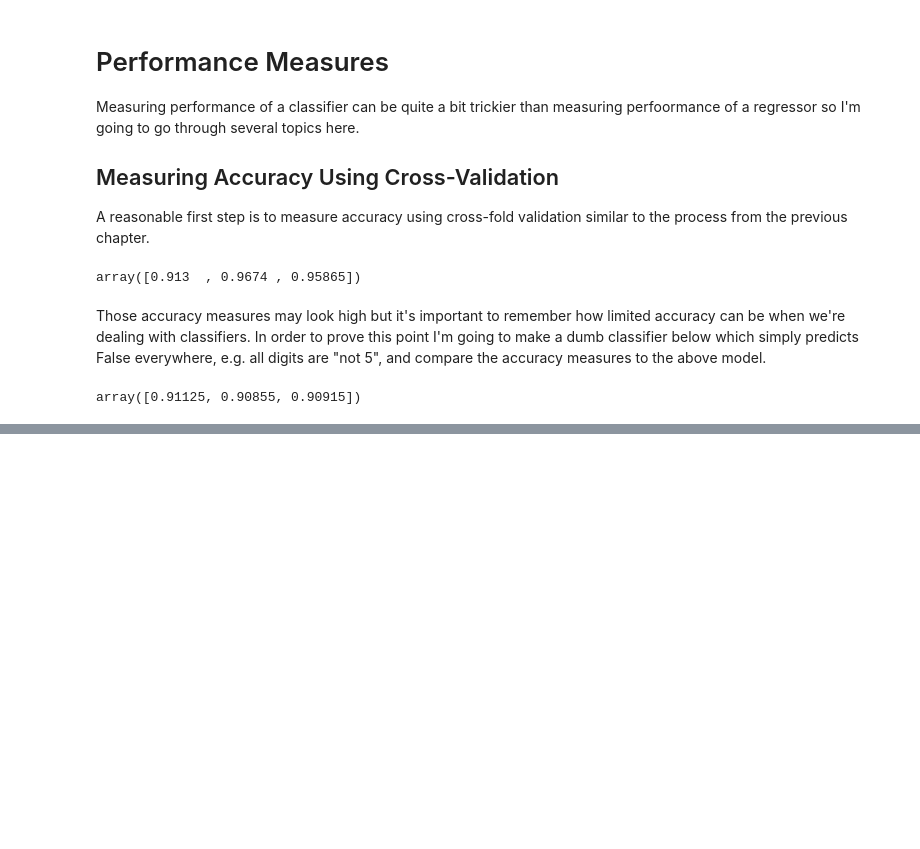
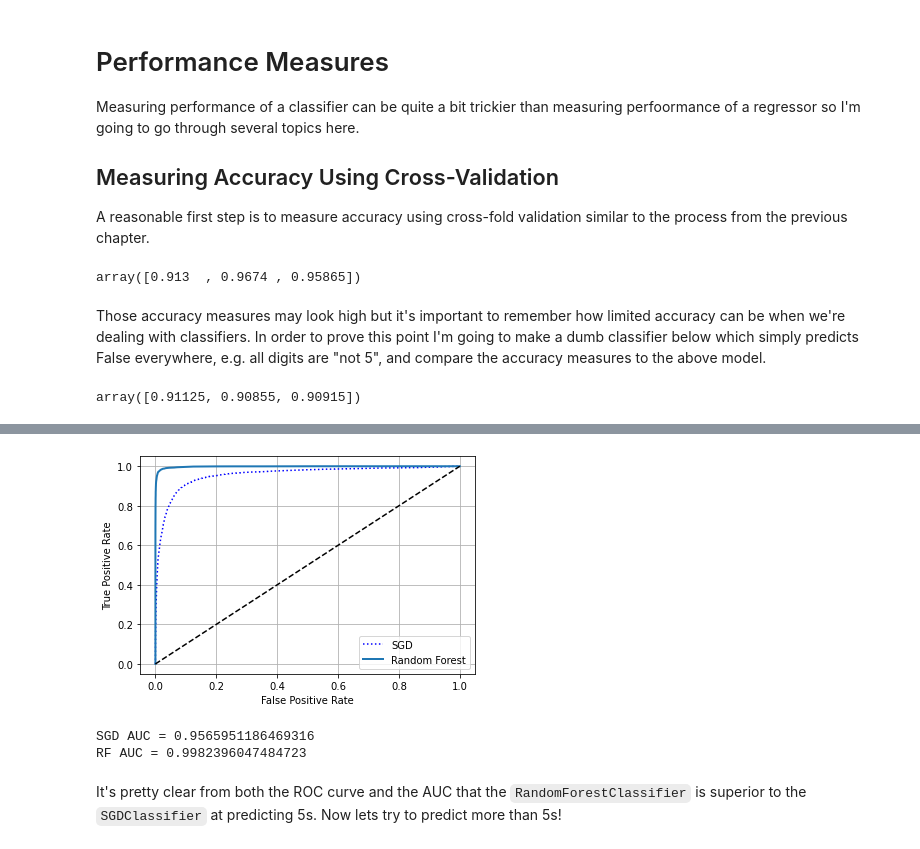
Before and after one commit to mcnewcp/book-geron-ml-sklearn-keras-tensorflow, a Jupyter notebook: 03-classification/03-classification.ipynb, the cells around one changed output, grey strips where cells are left out. Drawn from its saved outputs; the diff is of its cells as text; code cells hidden in the pictures; blank space fills up the shorter version.

```diff
--- a/03-classification/03-classification.ipynb
+++ b/03-classification/03-classification.ipynb
@@ -99,0 +232,29 @@ The accuracy of the dumb model above is above 90% and that's because roughly 10%
+# %%
+from sklearn.ensemble import RandomForestClassifier
+
+forest_clf = RandomForestClassifier(random_state=33)
+y_probas_forest = cross_val_predict(forest_clf, X_train, y_train_5, cv=3, method="predict_proba")
+
+#predict_proba gives a column for the probability of each class
+#choosing the second column as the score = prob of positive class
+y_scores_forest = y_probas_forest[:, 1]
+fpr_forest, tpr_forest, thresholds_forest = roc_curve(y_train_5, y_scores_forest)
+
+#comparing ROC curves
+plt.plot(fpr, tpr, "b:", label="SGD")
+plot_roc_curve(fpr_forest, tpr_forest, "Random Forest")
+plt.legend(loc="lower right")
+plt.show()
+
+#comparing AUC
+msg = f'''
+SGD AUC = {roc_auc_score(y_train_5, y_scores)}
+RF AUC = {roc_auc_score(y_train_5, y_scores_forest)}
+'''
+print(msg)
+# %% [output]
+[figure, added]
+SGD AUC = 0.9565951186469316
+RF AUC = 0.9982396047484723
+# %% [markdown]
+It's pretty clear from both the ROC curve and the AUC that the `RandomForestClassifier` is superior to the `SGDClassifier` at predicting 5s.  Now lets try to predict more than 5s!
```
Also changed, not shown: parts of 17 cells of this notebook.
